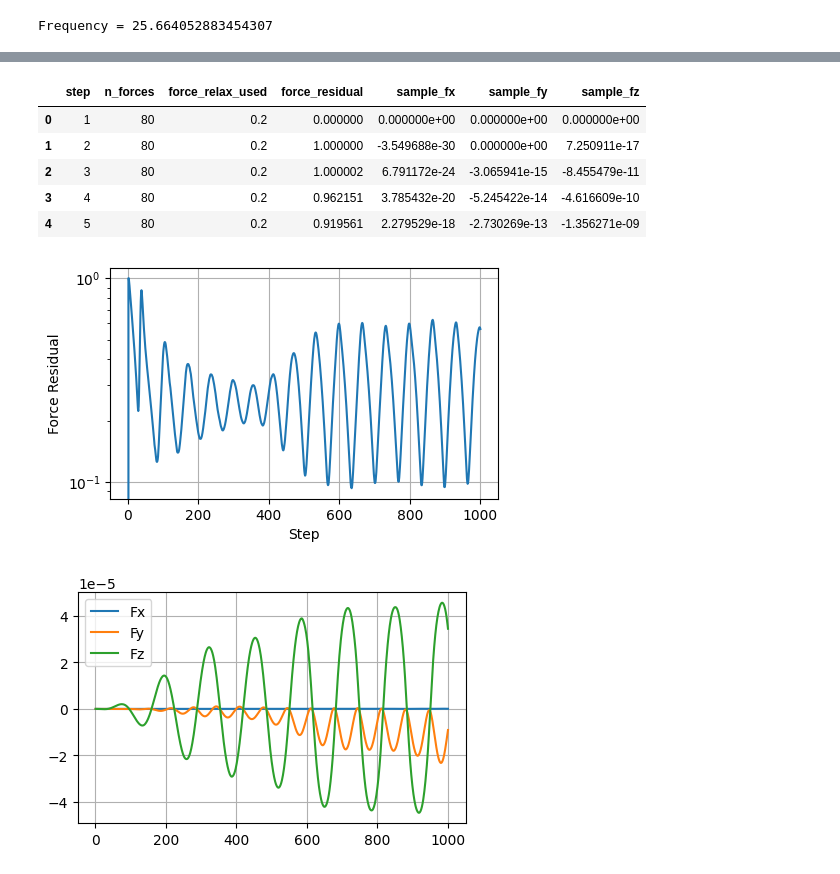
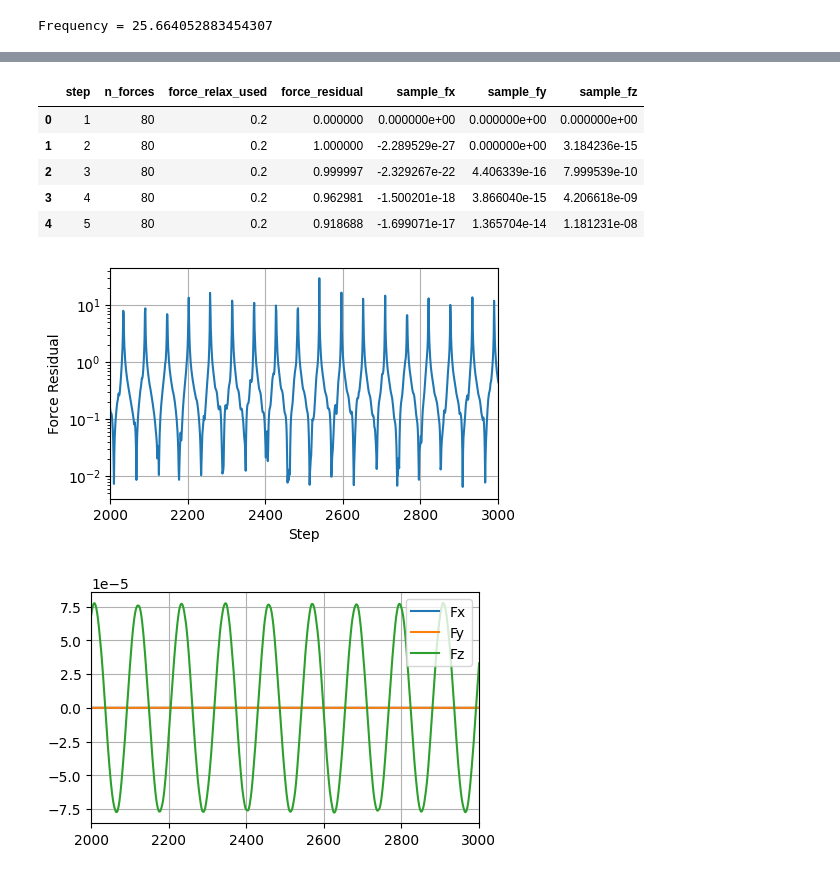
Before and after one commit to neerajbalachandar/VarFLEXI-rVPM-Fenics, a Jupyter notebook: analysis_validation.ipynb, the cells around one changed output, grey strips where cells are left out. Drawn from its saved outputs; the diff is of its cells as text; code cells hidden in the pictures.

Commit message:
validation plots and analysis notebook

```diff
--- a/analysis_validation.ipynb
+++ b/analysis_validation.ipynb
@@ -11,15 +11,15 @@ from scipy.signal import hilbert
 # --------------------------------------------------
 
 SOLID_DIR = Path(
-    "/media/dysco/New Volume1/Neeraj/varflexi solver/results/results 2/results-reisner-heaving-span/solid/v18_reisner_mindlin_plate/"
+    "/home/dysco/FLOWUnsteady/VarFLEXI-rVPM-Fenics/results/solid/v18_reissner_mindlin_plate/"
 )
 
 FLUID_DIR = Path(
-    "/media/dysco/New Volume1/Neeraj/varflexi solver/results/results 2/results-reisner-heaving-span/fluid/v9"
+    "/home/dysco/FLOWUnsteady/VarFLEXI-rVPM-Fenics/results/fluid/v9"
 )
 
 COUPLING_DIR = Path(
-    "/media/dysco/New Volume1/Neeraj/varflexi solver/results/results 2/results-reisner-heaving-span/coupling"
+    "/home/dysco/FLOWUnsteady/VarFLEXI-rVPM-Fenics/results/coupling"
 )
 
 FIG_DIR = Path(
@@ -347,14 +350,16 @@ coupling.head()
 # %% [output]
 |  | step | n_forces | force_relax_used | force_residual | sample_fx | sample_fy | sample_fz |
 | 0 | 1 | 80 | 0.2 | 0.000000 | 0.000000e+00 | 0.000000e+00 | 0.000000e+00 |
-| 1 | 2 | 80 | 0.2 | 1.000000 | -3.549688e-30 | 0.000000e+00 | 7.250911e-17 |
-| 2 | 3 | 80 | 0.2 | 1.000002 | 6.791172e-24 | -3.065941e-15 | -8.455479e-11 |
-| 3 | 4 | 80 | 0.2 | 0.962151 | 3.785432e-20 | -5.245422e-14 | -4.616609e-10 |
-| 4 | 5 | 80 | 0.2 | 0.919561 | 2.279529e-18 | -2.730269e-13 | -1.356271e-09 |
+| 1 | 2 | 80 | 0.2 | 1.000000 | -2.289529e-27 | 0.000000e+00 | 3.184236e-15 |
+| 2 | 3 | 80 | 0.2 | 0.999997 | -2.329267e-22 | 4.406339e-16 | 7.999539e-10 |
+| 3 | 4 | 80 | 0.2 | 0.962981 | -1.500201e-18 | 3.866040e-15 | 4.206618e-09 |
+| 4 | 5 | 80 | 0.2 | 0.918688 | -1.699071e-17 | 1.365704e-14 | 1.181231e-08 |
 # %%
 fig,ax = plt.subplots(
     figsize=(5,3)
 )
+
+plt.xlim(2000,3000)
 
 ax.semilogy(
     coupling["step"],
@@ -377,7 +382,7 @@ fig.savefig(
 
 plt.show()
 # %% [output]
-[figure, old version]
+[figure, new version]
 # %%
 json_file = (
     COUPLING_DIR/
@@ -407,20 +412,22 @@ with open(json_file,"r") as fp:
 # %%
 fig,ax = plt.subplots(
     figsize=(5,3)
 )
+
+plt.xlim(2000,3000)
 
 ax.plot(steps,Fx,label="Fx")
 ax.plot(steps,Fy,label="Fy")
 ax.plot(steps,Fz,label="Fz")
 
 ax.legend()
 
 ax.grid(True)
 
 fig.savefig(
     FIG_DIR/"force_history_cp0.pdf"
 )
 
 plt.show()
 # %% [output]
-[figure, old version]
+[figure, new version]
```
Also changed, not shown: parts of 10 cells of this notebook, 9 other files.
